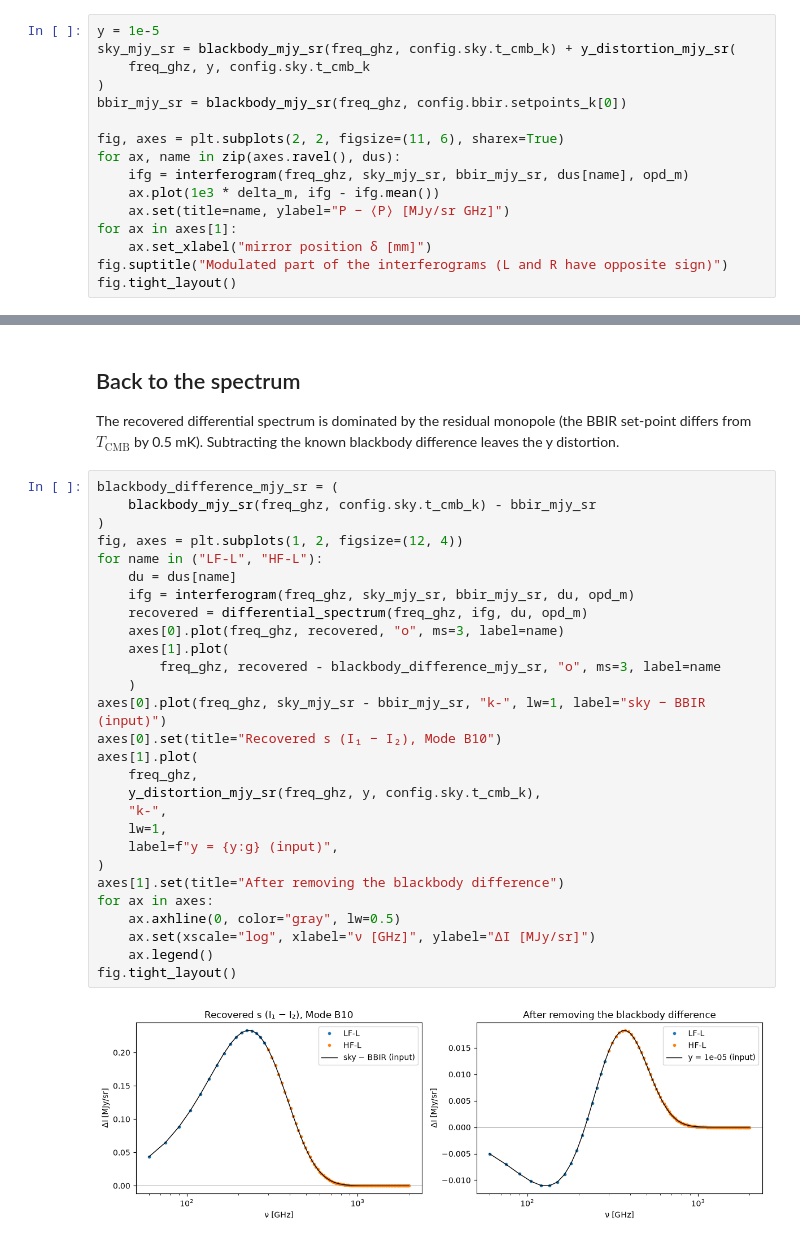
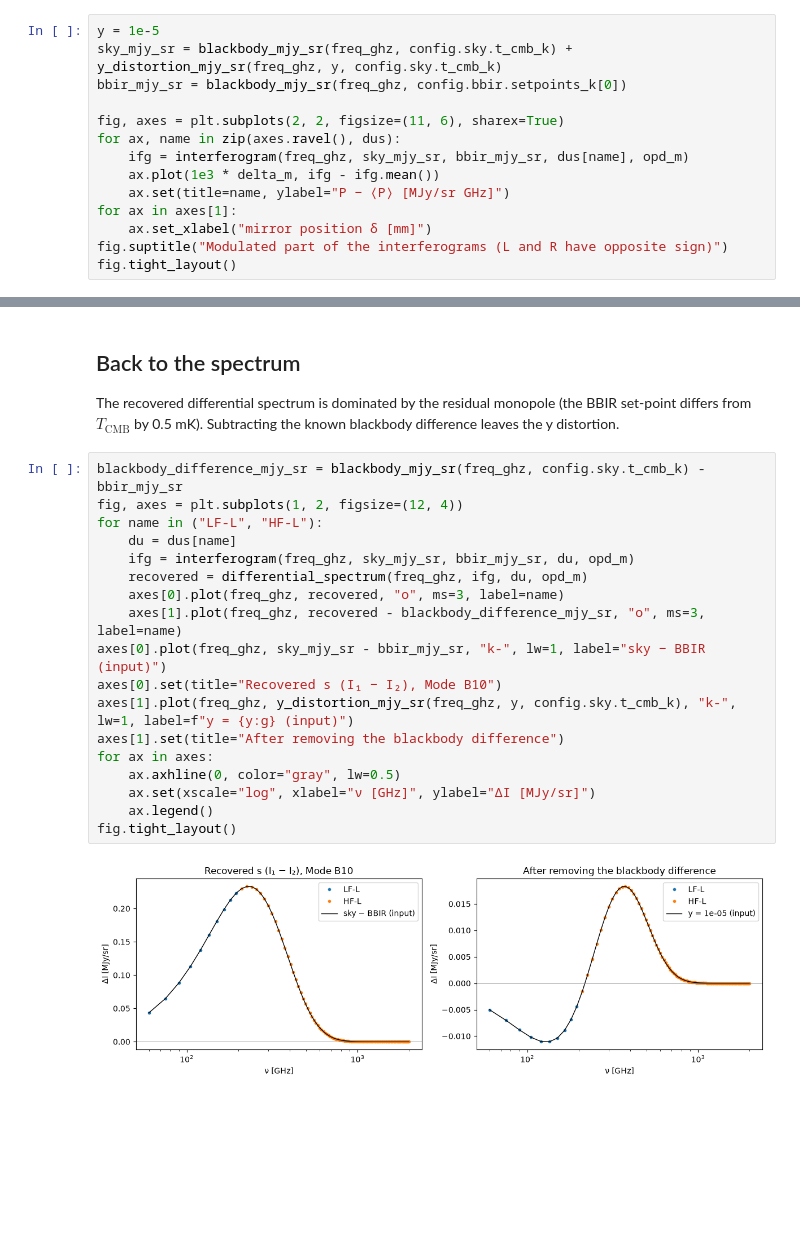
Before and after one commit to paganol/fossil_sim, a Jupyter notebook: notebooks/fossil_sim_interferogram.ipynb, the cells around one changed output, grey strips where cells are left out. Saved outputs shown, nothing was run; the diff lists cells and outputs as text; blank space fills up the shorter version.

```diff
--- a/notebooks/fossil_sim_interferogram.ipynb
+++ b/notebooks/fossil_sim_interferogram.ipynb
@@ -45,9 +38,7 @@ Sky = CMB blackbody plus a Compton-y distortion with $y = 10^{-5}$ (exaggerated
 for visibility); BBIR at the 2.725 K set-point.
 # %%
 y = 1e-5
-sky_mjy_sr = blackbody_mjy_sr(freq_ghz, config.sky.t_cmb_k) + y_distortion_mjy_sr(
-    freq_ghz, y, config.sky.t_cmb_k
-)
+sky_mjy_sr = blackbody_mjy_sr(freq_ghz, config.sky.t_cmb_k) + y_distortion_mjy_sr(freq_ghz, y, config.sky.t_cmb_k)
 bbir_mjy_sr = blackbody_mjy_sr(freq_ghz, config.bbir.setpoints_k[0])
 
 fig, axes = plt.subplots(2, 2, figsize=(11, 6), sharex=True)
@@ -68,32 +59,22 @@ The recovered differential spectrum is dominated by the residual monopole
 (the BBIR set-point differs from $T_\mathrm{CMB}$ by 0.5 mK). Subtracting the
 known blackbody difference leaves the y distortion.
 # %%
-blackbody_difference_mjy_sr = (
-    blackbody_mjy_sr(freq_ghz, config.sky.t_cmb_k) - bbir_mjy_sr
-)
+blackbody_difference_mjy_sr = blackbody_mjy_sr(freq_ghz, config.sky.t_cmb_k) - bbir_mjy_sr
 fig, axes = plt.subplots(1, 2, figsize=(12, 4))
 for name in ("LF-L", "HF-L"):
     du = dus[name]
     ifg = interferogram(freq_ghz, sky_mjy_sr, bbir_mjy_sr, du, opd_m)
     recovered = differential_spectrum(freq_ghz, ifg, du, opd_m)
     axes[0].plot(freq_ghz, recovered, "o", ms=3, label=name)
-    axes[1].plot(
-        freq_ghz, recovered - blackbody_difference_mjy_sr, "o", ms=3, label=name
-    )
+    axes[1].plot(freq_ghz, recovered - blackbody_difference_mjy_sr, "o", ms=3, label=name)
 axes[0].plot(freq_ghz, sky_mjy_sr - bbir_mjy_sr, "k-", lw=1, label="sky − BBIR (input)")
 axes[0].set(title="Recovered s (I₁ − I₂), Mode B10")
-axes[1].plot(
-    freq_ghz,
-    y_distortion_mjy_sr(freq_ghz, y, config.sky.t_cmb_k),
-    "k-",
-    lw=1,
-    label=f"y = {y:g} (input)",
-)
+axes[1].plot(freq_ghz, y_distortion_mjy_sr(freq_ghz, y, config.sky.t_cmb_k), "k-", lw=1, label=f"y = {y:g} (input)")
 axes[1].set(title="After removing the blackbody difference")
 for ax in axes:
     ax.axhline(0, color="gray", lw=0.5)
     ax.set(xscale="log", xlabel="ν [GHz]", ylabel="ΔI [MJy/sr]")
     ax.legend()
 fig.tight_layout()
 # %% [output]
-[figure, old version]
+[figure, new version]
```
Also changed, not shown: parts of 3 cells of this notebook, 3 other files.
